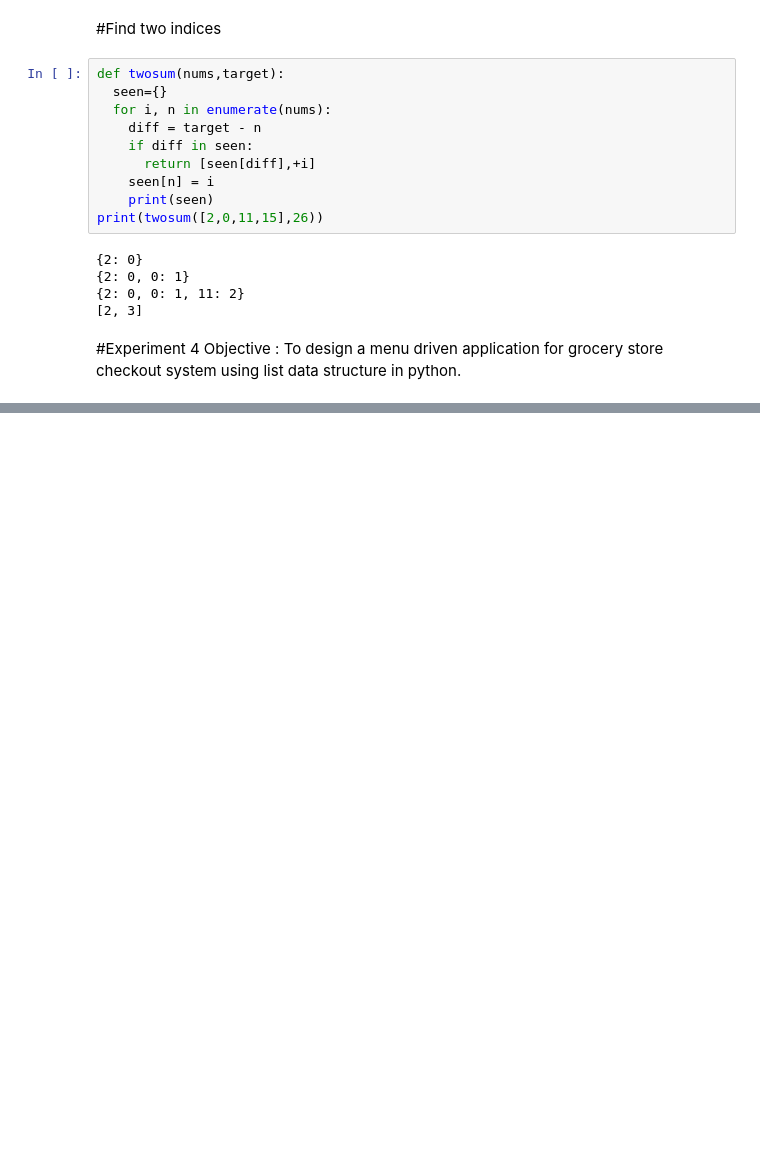
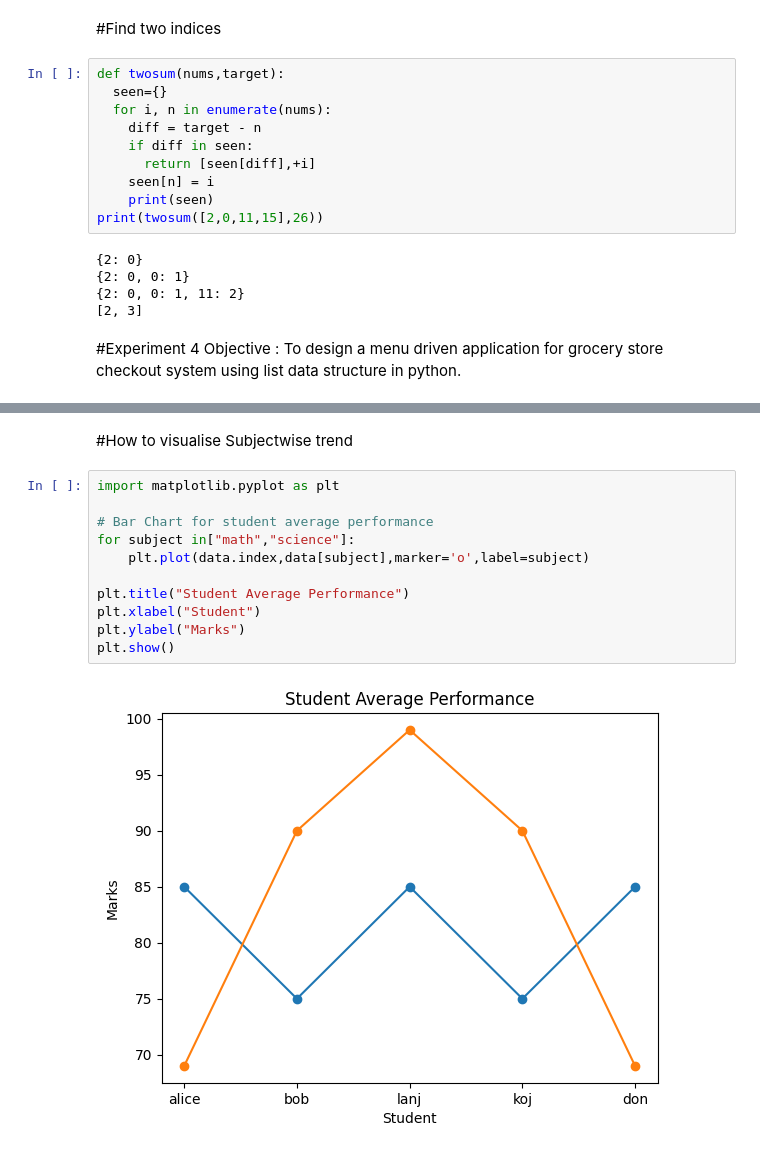
Before and after one commit to Aneesh2507/MED23CL202, a Jupyter notebook: python_med.ipynb, the cells around one changed output, grey strips where cells are left out. Drawn from its saved outputs; the diff is of its cells as text; blank space fills up the shorter version.

```diff
--- a/python_med.ipynb
+++ b/python_med.ipynb
@@ -288,0 +580,15 @@ Objective : To design a menu driven application for grocery store checkout syste
+# %% [markdown]
+#How to visualise Subjectwise trend
+# %%
+import matplotlib.pyplot as plt
+
+# Bar Chart for student average performance
+for subject in["math","science"]:
+    plt.plot(data.index,data[subject],marker='o',label=subject)
+
+plt.title("Student Average Performance")
+plt.xlabel("Student")
+plt.ylabel("Marks")
+plt.show()
+# %% [output]
+[figure, added]
```
Also changed, not shown: parts of 55 cells of this notebook.
